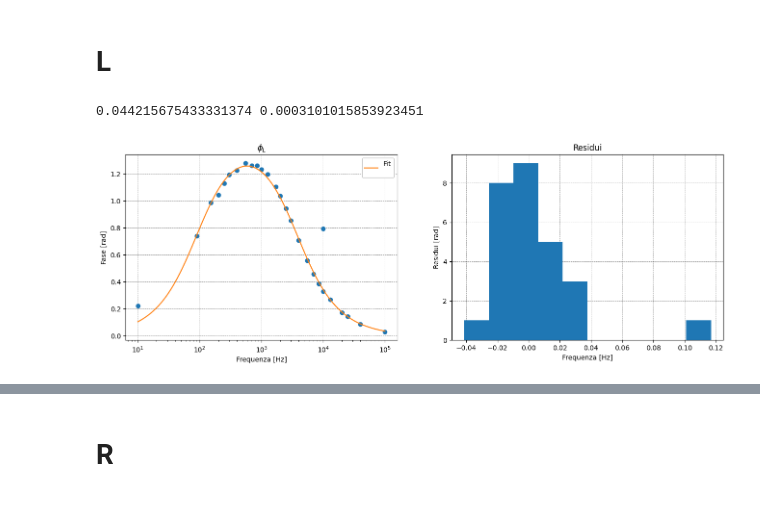
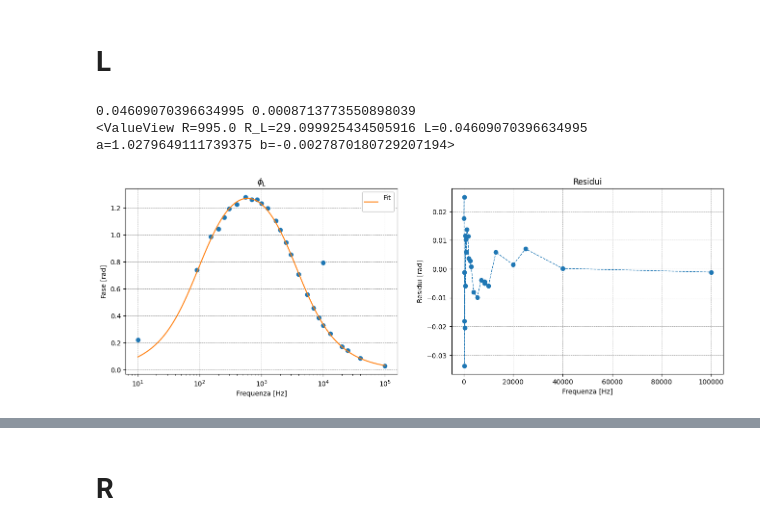
Before and after one commit to Yedi278/Lab2, a Jupyter notebook: Circuiti_3/RL.ipynb, the cells around one changed output, grey strips where cells are left out. Cells and saved outputs as stored; diff of their text form; code cells hidden in the pictures.

```diff
--- a/Circuiti_3/RL.ipynb
+++ b/Circuiti_3/RL.ipynb
@@ -17,11 +17,11 @@ def G_R(w, R, R_L, L):
 def fase_R(w, R, R_L, L):
     return np.arctan(w*L/(R+R_L))
 
-def G_L(w, R, R_L, L):
-    return np.sqrt( np.power( R_L*(R+R_L) + np.power(w*L,2) , 2) + np.power(w*R*L, 2) ) / ( np.power(R+R_L,2) + np.power(w*L,2) )
+def G_L(w, R, R_L, L, a, b):
+    return b+ a*np.sqrt( np.power( R_L*(R+R_L) + np.power(w*L,2) , 2) + np.power(w*R*L, 2) ) / ( np.power(R+R_L,2) + np.power(w*L,2) )
 
-def fase_L(w, R, R_L, L, a):
-    return np.arctan(w*R*L / ( R_L*(R+R_L) + np.power(w*L,2) ) ) + a
+def fase_L(w, R, R_L, L, a, b):
+    return a*np.arctan(w*R*L / ( R_L*(R+R_L) + np.power(w*L,2) ) ) + b
 # %% [markdown]
 # RL
 # %%
@@ -115,40 +115,44 @@ plt.show()
 [figure]
 # %% [markdown]
 # L
+# %%
+_i_range = ~np.isin(np.arange(freqs.size), [0,freqs.size-6])
 # %%
-c = LeastSquares( freqs[np.arange(len(freqs))!=len(freqs)-6]*2*np.pi, -fase_l[np.arange(len(freqs))!=len(freqs)-6] +np.pi*2, 0.01, fase_L)
-f_f = Minuit(c, R=995, R_L=39.9, L=40e-3, a=0)
-f_f.fixed['R', 'R_L', 'a'] = True, False, True
+c = LeastSquares( freqs[_i_range]*2*np.pi, -fase_l[_i_range] +np.pi*2, 0.01, fase_L)
+f_f = Minuit(c, R=995, R_L=39.9, L=40e-3, a=1, b=0)
+f_f.fixed['R', 'R_L', 'a'] = True, False, False
 
 f_f.migrad()
 f_f.minos()
 f_f.hesse()
 
 print(f_f.values['L'], f_f.errors['L'])
+print(f_f.values)
 # %% [output]
-0.044215675433331374 0.0003101015853923451
+0.04609070396634995 0.0008713773550898039
+<ValueView R=995.0 R_L=29.099925434505916 L=0.04609070396634995 a=1.0279649111739375 b=-0.0027870180729207194>
 # %%
 x = np.linspace(np.min(freqs),np.max(freqs),100000)
 plt.subplots(1,2,figsize=(16,5))
 
 plt.subplot(1,2,1)
 plt.plot(freqs, -fase_l + np.pi*2, 'o', lw=1)
 plt.plot(x, fase_L(x*2*np.pi, **f_f.values.to_dict()), label='Fit\n')
 plt.title('$\phi_L$')
 plt.xlabel('Frequenza [Hz]')
 plt.ylabel('Fase [rad]')
 plt.legend()
 plt.xscale('log')
 
-res = -fase_l[np.arange(len(freqs))!=len(freqs)-6] + np.pi*2 - fase_L(freqs[np.arange(len(freqs))!=len(freqs)-6]*2*np.pi, **f_f.values.to_dict())
+res = -fase_l + np.pi*2 - fase_L(freqs*2*np.pi, **f_f.values.to_dict())
+
 plt.subplot(1,2,2)
-# plt.plot(freqs[np.arange(len(freqs))!=len(freqs)-6], res, 'o--', lw=1)
+plt.plot(freqs[_i_range], res[_i_range], 'o--', lw=1)
+# plt.hist(res, bins=10)
 
-plt.hist(res, bins=10)
 plt.title('Residui')
 plt.xlabel('Frequenza [Hz]')
 plt.ylabel('Residui [rad]')
-# plt.xscale('log')
-plt.show()
+plt.savefig('imgs/RL/H_L_fase.pdf', bbox_inches='tight')
 # %% [output]
-[figure, old version]
+[figure, new version]
```
Also changed, not shown: parts of 8 cells of this notebook, 3 other files.
